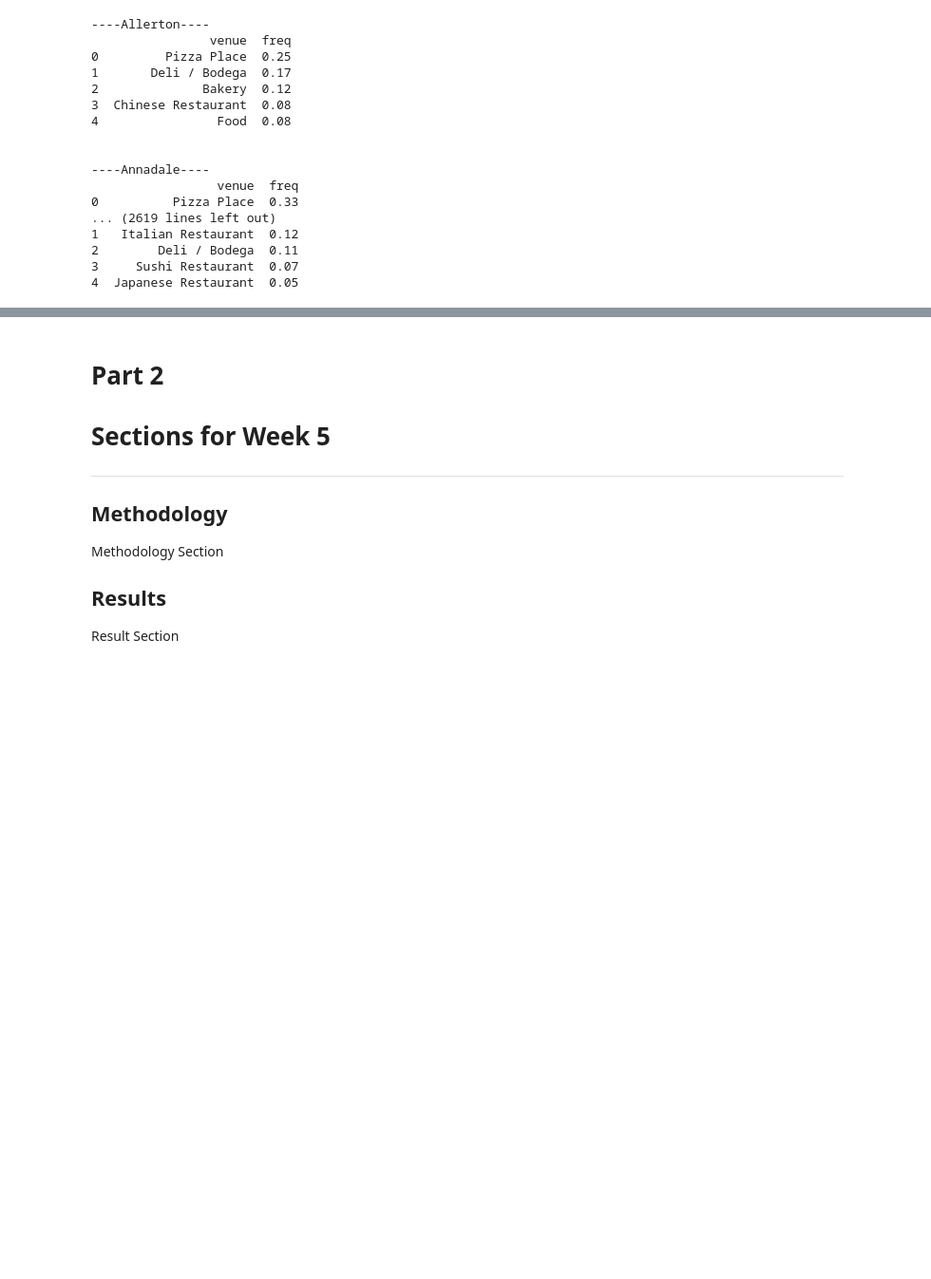
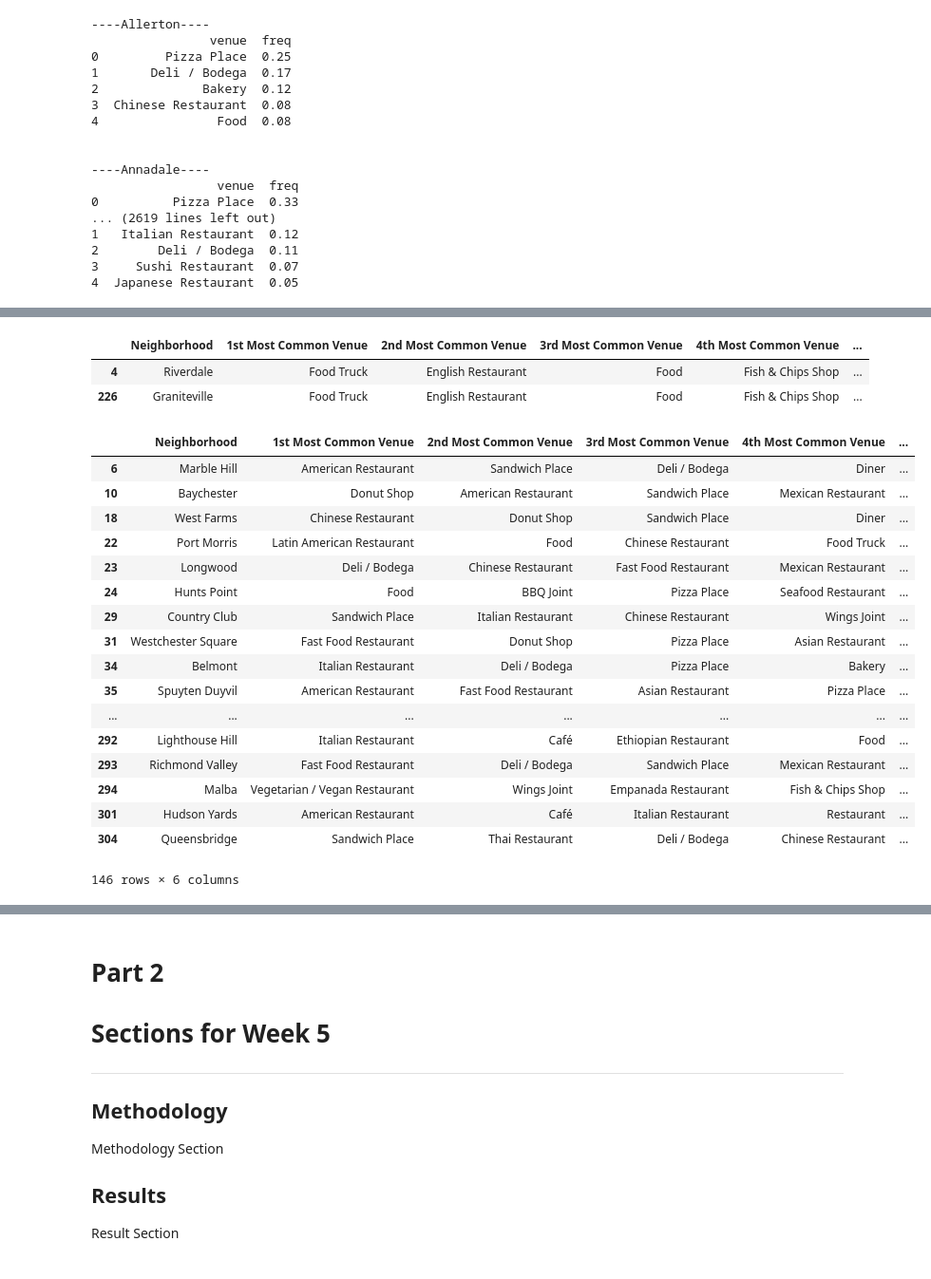
Before and after one commit to MayureshBakshi/Coursera_Capstone, a Jupyter notebook: Applied Data Science Capstone Week 4.ipynb, the cells around one changed output, grey strips where cells are left out. Shown at 95% size. Cells and saved outputs as stored; diff of their text form; code cells hidden in the pictures; blank space fills up the shorter version.

```diff
--- a/Applied Data Science Capstone Week 4.ipynb
+++ b/Applied Data Science Capstone Week 4.ipynb
@@ -509,0 +692,27 @@ for hood in neighborhoods_grouped['Neighborhood']:
+# %%
+neighborhoods_merged.loc[neighborhoods_merged['Cluster Labels'] == 2, neighborhoods_merged.columns[[1] + list(range(5, neighborhoods_merged.shape[1]))]]
+# %% [output]
+|  | Neighborhood | 1st Most Common Venue | 2nd Most Common Venue | 3rd Most Common Venue | 4th Most Common Venue | ... |
+| 4 | Riverdale | Food Truck | English Restaurant | Food | Fish & Chips Shop | ... |
+| 226 | Graniteville | Food Truck | English Restaurant | Food | Fish & Chips Shop | ... |
+# %%
+neighborhoods_merged.loc[neighborhoods_merged['Cluster Labels'] == 3, neighborhoods_merged.columns[[1] + list(range(5, neighborhoods_merged.shape[1]))]]
+# %% [output]
+|  | Neighborhood | 1st Most Common Venue | 2nd Most Common Venue | 3rd Most Common Venue | 4th Most Common Venue | ... |
+| 6 | Marble Hill | American Restaurant | Sandwich Place | Deli / Bodega | Diner | ... |
+| 10 | Baychester | Donut Shop | American Restaurant | Sandwich Place | Mexican Restaurant | ... |
+| 18 | West Farms | Chinese Restaurant | Donut Shop | Sandwich Place | Diner | ... |
+| 22 | Port Morris | Latin American Restaurant | Food | Chinese Restaurant | Food Truck | ... |
+| 23 | Longwood | Deli / Bodega | Chinese Restaurant | Fast Food Restaurant | Mexican Restaurant | ... |
+| 24 | Hunts Point | Food | BBQ Joint | Pizza Place | Seafood Restaurant | ... |
+| 29 | Country Club | Sandwich Place | Italian Restaurant | Chinese Restaurant | Wings Joint | ... |
+| 31 | Westchester Square | Fast Food Restaurant | Donut Shop | Pizza Place | Asian Restaurant | ... |
+| 34 | Belmont | Italian Restaurant | Deli / Bodega | Pizza Place | Bakery | ... |
+| 35 | Spuyten Duyvil | American Restaurant | Fast Food Restaurant | Asian Restaurant | Pizza Place | ... |
+| ... | ... | ... | ... | ... | ... | ... |
+| 292 | Lighthouse Hill | Italian Restaurant | Café | Ethiopian Restaurant | Food | ... |
+| 293 | Richmond Valley | Fast Food Restaurant | Deli / Bodega | Sandwich Place | Mexican Restaurant | ... |
+| 294 | Malba | Vegetarian / Vegan Restaurant | Wings Joint | Empanada Restaurant | Fish & Chips Shop | ... |
+| 301 | Hudson Yards | American Restaurant | Café | Italian Restaurant | Restaurant | ... |
+| 304 | Queensbridge | Sandwich Place | Thai Restaurant | Deli / Bodega | Chinese Restaurant | ... |
+146 rows × 6 columns
```
Also changed, not shown: parts of 17 cells of this notebook.
